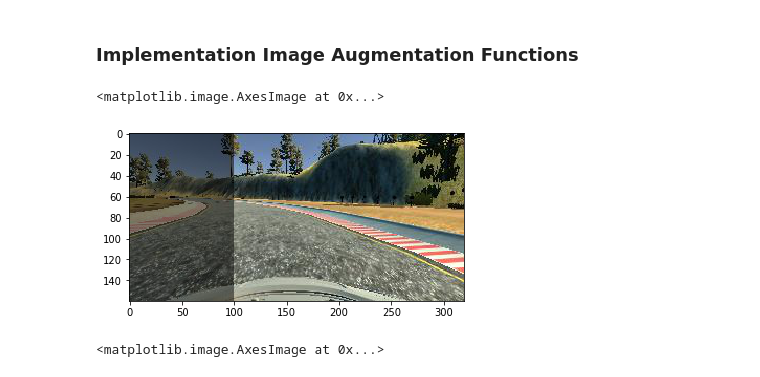
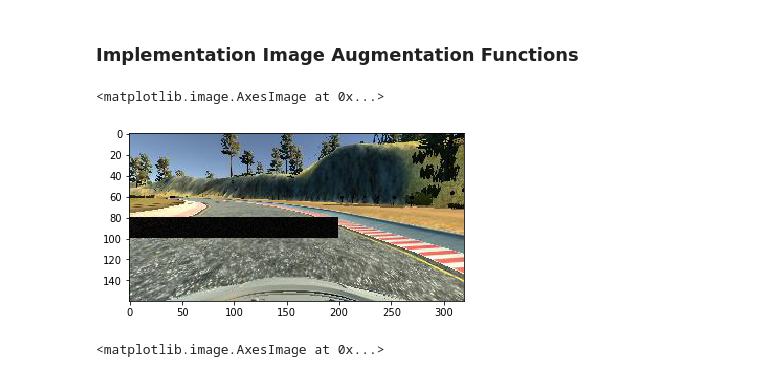
Before and after one commit to Bilalkhanten/CarND-Behavioral-Cloning-P3, a Jupyter notebook: Behavioural_Driving.ipynb, the cells around one changed output. Cells and saved outputs as stored; diff of their text form; code cells hidden in the pictures.

```diff
--- a/Behavioural_Driving.ipynb
+++ b/Behavioural_Driving.ipynb
@@ -136,9 +136,14 @@ def change_image_brightness(img, low, high):
     # Make sure we return image in RGB format
     return cv2.cvtColor(hsv, cv2.COLOR_HSV2RGB)
 # %%
-def add_shadow(img, s=0.2):
+def add_shadow(img, h_start, h_end, w_start, w_end, s=0.2, p=0.5):
     img = img.astype(np.float32)
-    img[:,:100,:] *= s
+    for i in range(h_start, h_end):
+        for j in range(w_start, w_end):
+            #img[i, j, :] *= s if np.random.random_sample() <= p else 1.0
+            img[i, j, :] *= np.random.random_sample() * s
+
+    #img[h_start:h_end,w_start:w_end,:] *= s
     np.clip(img, 0, 255)
     return  img.astype(np.uint8)
 # %%
@@ -238,10 +254,10 @@ def generate_images(df, target_dimensions, img_types, st_column, st_angle_calibr
 
         yield batch, steering_angles
 # %%
-plt.imshow(add_shadow(X_train[0].astype(np.uint8), 0.5))
+plt.imshow(add_shadow(X_train[0].astype(np.uint8), 80, 100, 0, 200, s=0.1, p=0.9))
 # %% [output]
 <matplotlib.image.AxesImage at 0x...>
-[figure, old version]
+[figure, new version]
 # %%
 plt.imshow(change_image_brightness(X_train[0].astype(np.uint8), -200, 200))
 # %% [output]
```
Also changed, not shown: parts of 5 cells of this notebook, 1 other file.
